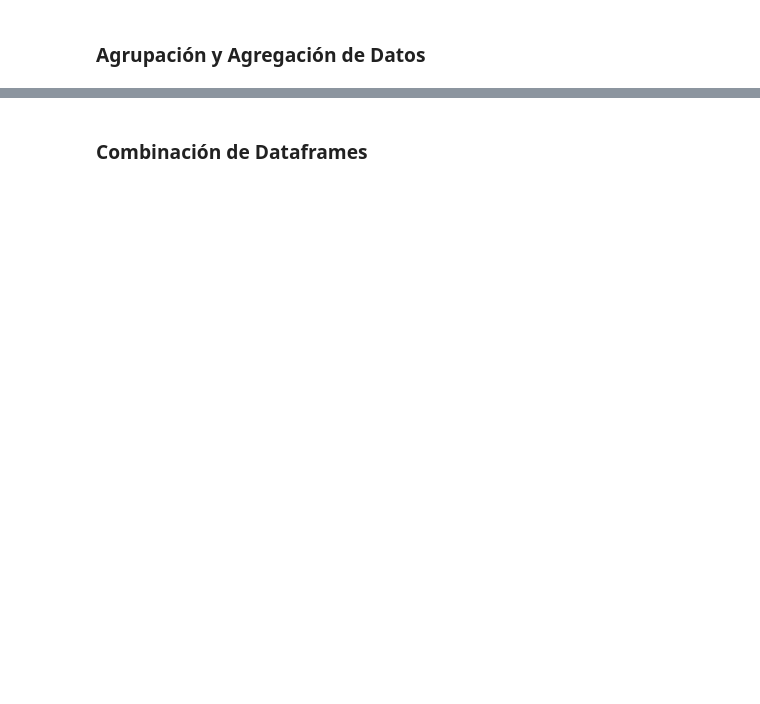
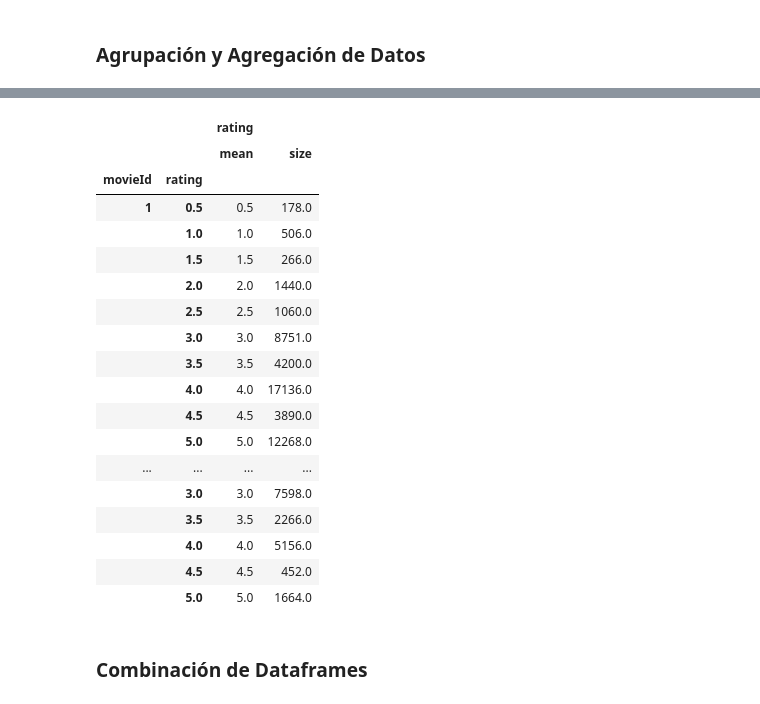
Before and after one commit to phermar/aprendiz-data-science, a Jupyter notebook: notebooks/4.1-MovieLens-CaseStudy.ipynb, the cells around one changed output, grey strips where cells are left out. Saved outputs shown, nothing was run; the diff lists cells and outputs as text; code cells hidden in the pictures; blank space fills up the shorter version.

```diff
--- a/notebooks/4.1-MovieLens-CaseStudy.ipynb
+++ b/notebooks/4.1-MovieLens-CaseStudy.ipynb
@@ -191,3 +508,27 @@ movie_count.tail()
+# %%
+movie_new = ratings.groupby(['movieId', 'rating']).agg({'rating': [np.mean, np.size]})
+# %%
+movie_new.head(20)
+# %% [output]
+|  |  | rating |  |
+|  |  | mean | size |
+| movieId | rating |  |  |
+| 1 | 0.5 | 0.5 | 178.0 |
+|  | 1.0 | 1.0 | 506.0 |
+|  | 1.5 | 1.5 | 266.0 |
+|  | 2.0 | 2.0 | 1440.0 |
+|  | 2.5 | 2.5 | 1060.0 |
+|  | 3.0 | 3.0 | 8751.0 |
+|  | 3.5 | 3.5 | 4200.0 |
+|  | 4.0 | 4.0 | 17136.0 |
+|  | 4.5 | 4.5 | 3890.0 |
+|  | 5.0 | 5.0 | 12268.0 |
+| ... | ... | ... | ... |
+|  | 3.0 | 3.0 | 7598.0 |
+|  | 3.5 | 3.5 | 2266.0 |
+|  | 4.0 | 4.0 | 5156.0 |
+|  | 4.5 | 4.5 | 452.0 |
+|  | 5.0 | 5.0 | 1664.0 |
 # %% [markdown]
 ### Combinación de Dataframes
 # %%
```
Also changed, not shown: parts of 86 cells of this notebook, 17 other files.
